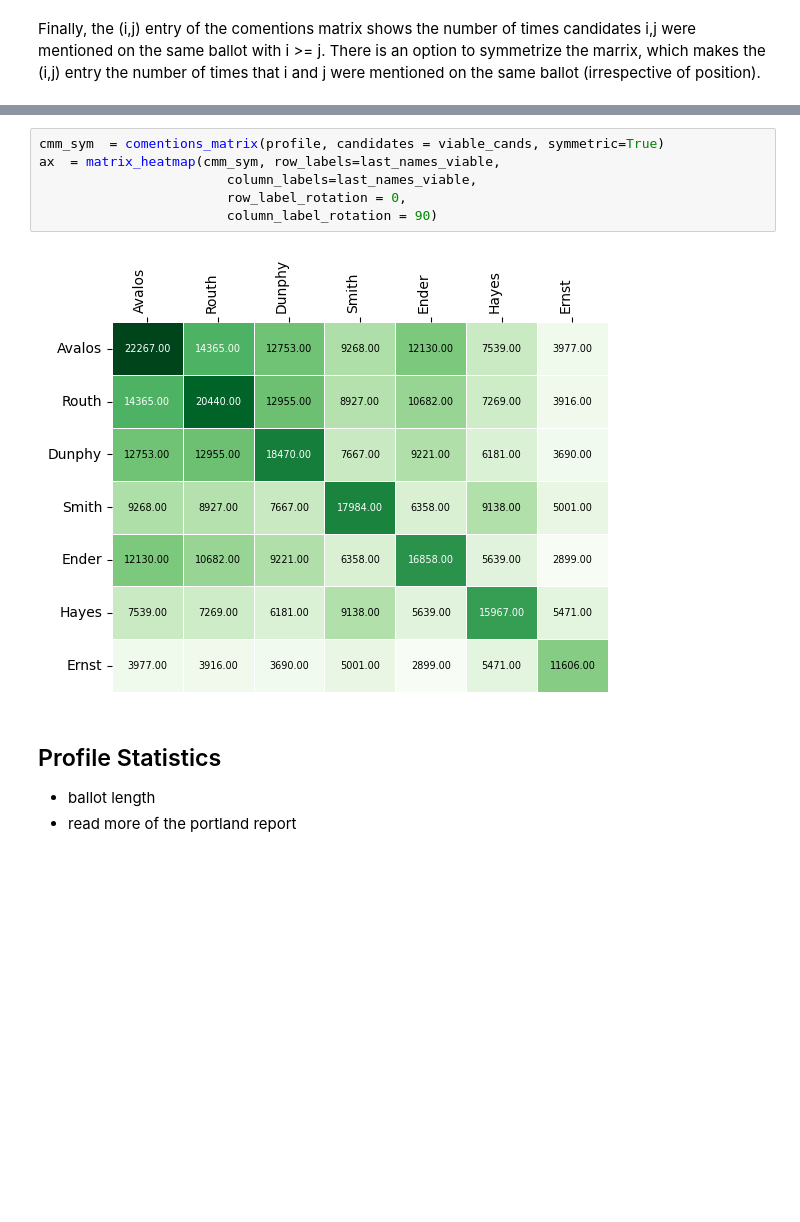
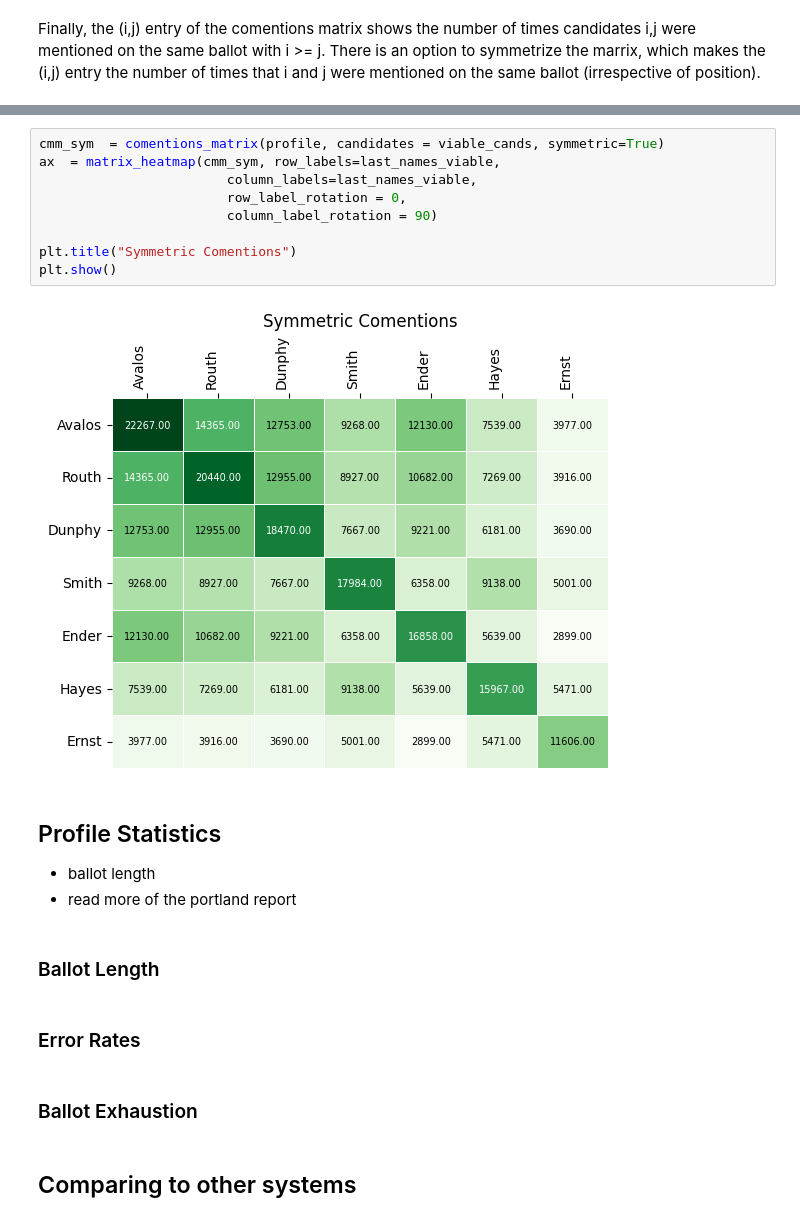
Before and after one commit to mggg/VoteKit, a Jupyter notebook: notebooks/7_portland_case_study.ipynb, the cells around one changed output, grey strips where cells are left out. Saved outputs shown, nothing was run; the diff lists cells and outputs as text; blank space fills up the shorter version.

```diff
--- a/notebooks/7_portland_case_study.ipynb
+++ b/notebooks/7_portland_case_study.ipynb
@@ -187,13 +258,24 @@ ax  = matrix_heatmap(cmm_asym, row_labels=last_names_viable,
 # %%
 cmm_sym  = comentions_matrix(profile, candidates = viable_cands, symmetric=True)
 ax  = matrix_heatmap(cmm_sym, row_labels=last_names_viable,
                         column_labels=last_names_viable,
                         row_label_rotation = 0,
                         column_label_rotation = 90)
+
+plt.title("Symmetric Comentions")
+plt.show()
 # %% [output]
-[figure, old version]
+[figure, new version]
 # %% [markdown]
 ## Profile Statistics
 
 - ballot length
 - read more of the portland report
+# %% [markdown]
+### Ballot Length
+# %% [markdown]
+### Error Rates
+# %% [markdown]
+### Ballot Exhaustion
+# %% [markdown]
+## Comparing to other systems
```
Also changed, not shown: parts of 36 cells of this notebook.
